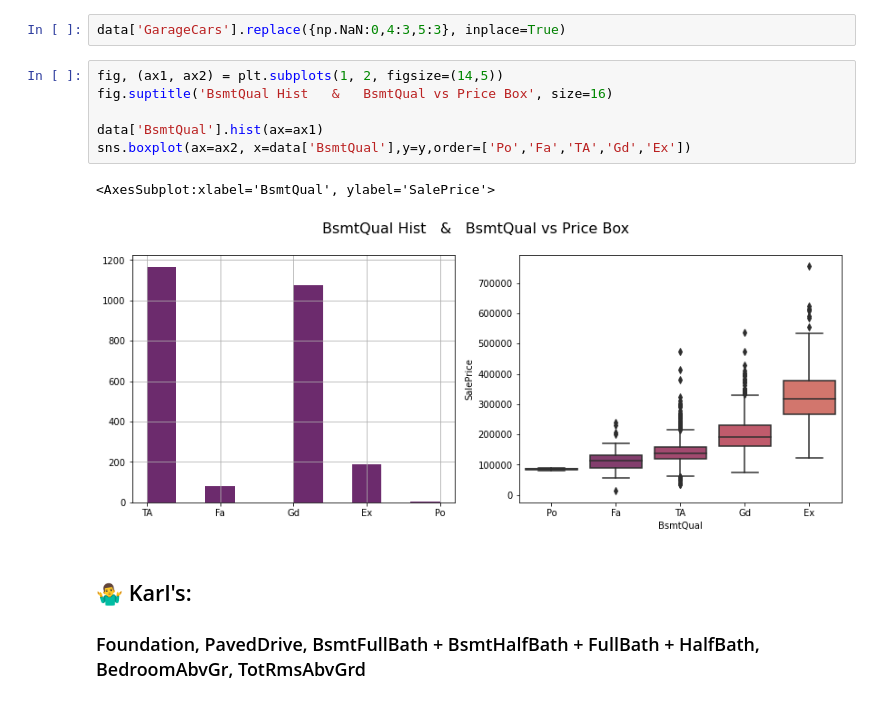
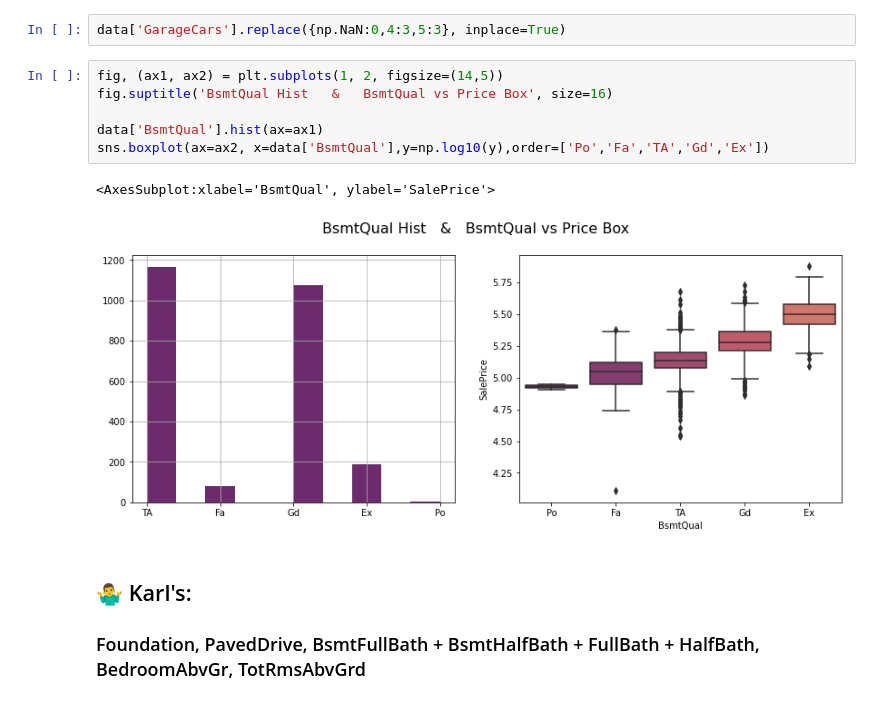
Before and after one commit to dnie44/nycdatascience_ML_project, a Jupyter notebook: daniel/3_All_Useful_Feats.ipynb, the cells around one changed output. Saved outputs shown, nothing was run; the diff lists cells and outputs as text.

```diff
--- a/daniel/3_All_Useful_Feats.ipynb
+++ b/daniel/3_All_Useful_Feats.ipynb
@@ -118,12 +118,12 @@ data['GarageCars'].replace({np.NaN:0,4:3,5:3}, inplace=True)
 # %%
 fig, (ax1, ax2) = plt.subplots(1, 2, figsize=(14,5))
 fig.suptitle('BsmtQual Hist   &   BsmtQual vs Price Box', size=16)
 
 data['BsmtQual'].hist(ax=ax1)
-sns.boxplot(ax=ax2, x=data['BsmtQual'],y=y,order=['Po','Fa','TA','Gd','Ex'])
+sns.boxplot(ax=ax2, x=data['BsmtQual'],y=np.log10(y),order=['Po','Fa','TA','Gd','Ex'])
 # %% [output]
 <AxesSubplot:xlabel='BsmtQual', ylabel='SalePrice'>
-[figure, old version]
+[figure, new version]
 # %% [markdown]
 ## 🤷‍♂️ Karl's:
 ### Foundation, PavedDrive, BsmtFullBath + BsmtHalfBath + FullBath + HalfBath, BedroomAbvGr, TotRmsAbvGrd
```
Also changed, not shown: parts of 1 cell of this notebook, 5 other files.
